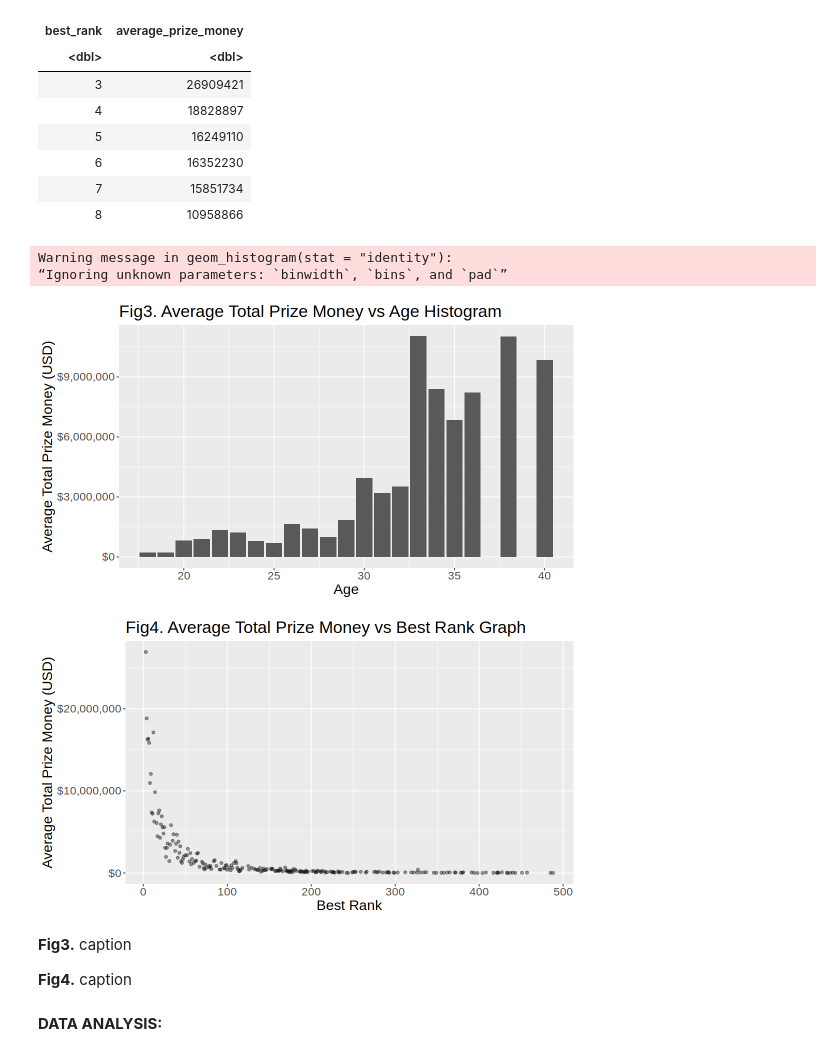
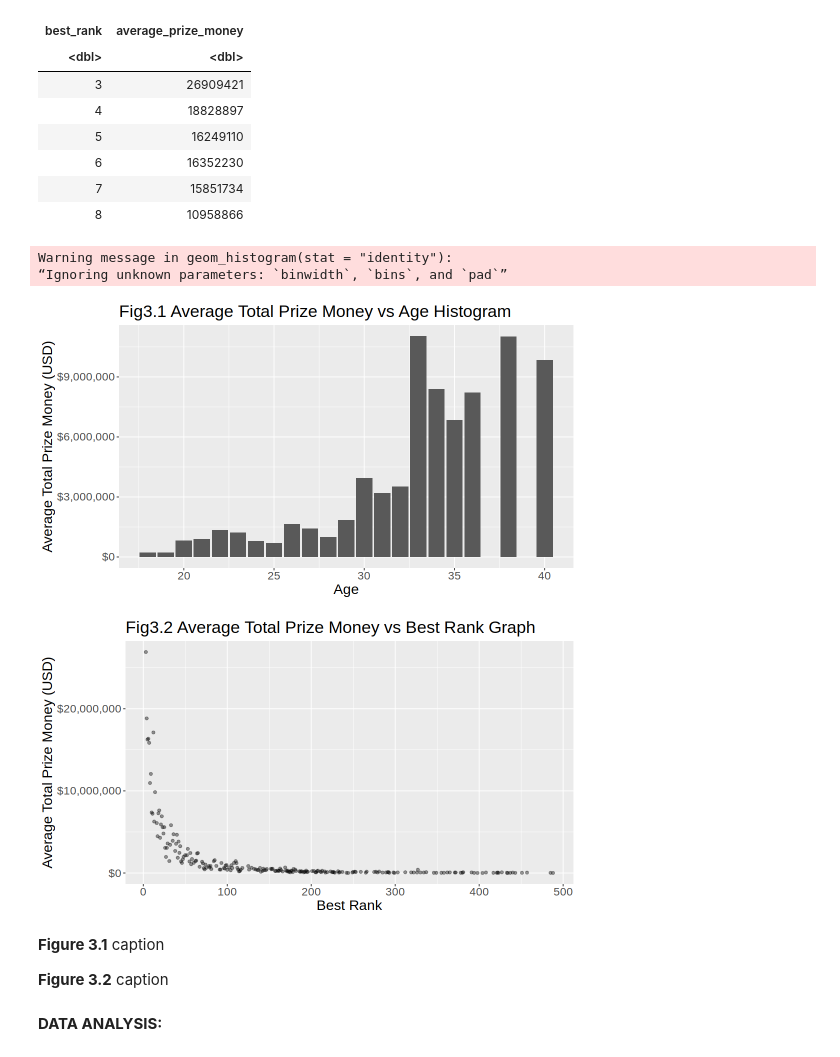
Before and after one commit to Myralalala/group15, a Jupyter notebook: report_group15.ipynb, the cells around one changed output. Saved outputs shown, nothing was run; the diff lists cells and outputs as text; code cells hidden in the pictures.

Commit message:
final plot created

```diff
--- a/report_group15.ipynb
+++ b/report_group15.ipynb
@@ -190,34 +190,34 @@ A tibble: 6 × 2
 # %%
 #Initial graphs of the predictor variables and the response variable we are predicting (Prize money)
 options(repr.plot.width = 9, repr.plot.height = 5)
 
 age_graph <- average_age |>
   ggplot(aes(x = age, y = average_prize_money)) +
     geom_histogram(stat = "identity") +
     labs(x = "Age", y = "Average Total Prize Money (USD)") +
     scale_y_continuous(labels = dollar_format()) +
     theme(text = element_text(size = 17)) +
-    ggtitle("Fig3. Average Total Prize Money vs Age Histogram")
+    ggtitle("Fig3.1 Average Total Prize Money vs Age Histogram")
 
 best_rank_graph <- average_best_rank |>
   ggplot(aes(x = best_rank, y = average_prize_money)) +
     geom_point(alpha = 0.4) +
     labs(x = "Best Rank", y = "Average Total Prize Money (USD)") +
     scale_y_continuous(labels = dollar_format()) +
     theme(text = element_text(size = 17)) +
-    ggtitle("Fig4. Average Total Prize Money vs Best Rank Graph")
+    ggtitle("Fig3.2 Average Total Prize Money vs Best Rank Graph")
 
 age_graph
 best_rank_graph
 # %% [output]
 Warning message in geom_histogram(stat = "identity"):
 “Ignoring unknown parameters: `binwidth`, `bins`, and `pad`”
-[figure, old version]
+[figure, new version]
-[figure, old version]
+[figure, new version]
 # %% [markdown]
-**Fig3.** caption
+**Figure 3.1** caption
 
-**Fig4.** caption
+**Figure 3.2** caption
 # %% [markdown]
 **DATA ANALYSIS:**
 # %%
```
Also changed, not shown: parts of 10 cells of this notebook.
